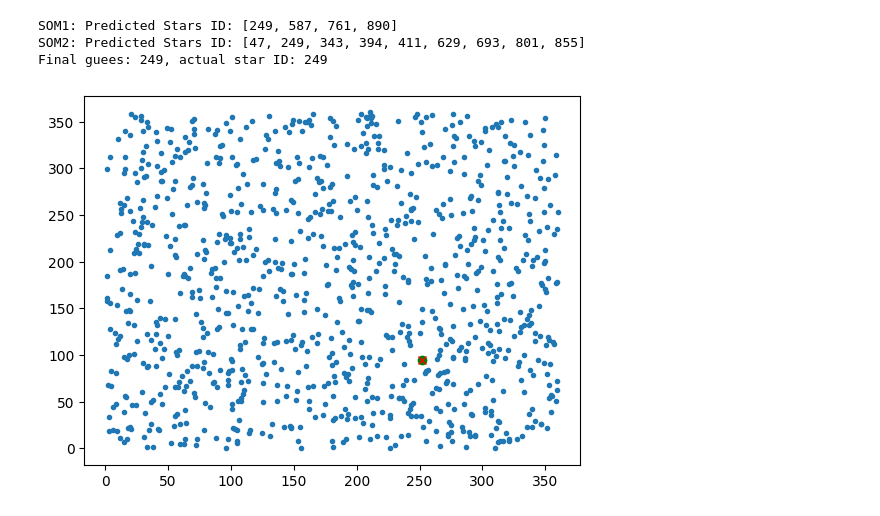
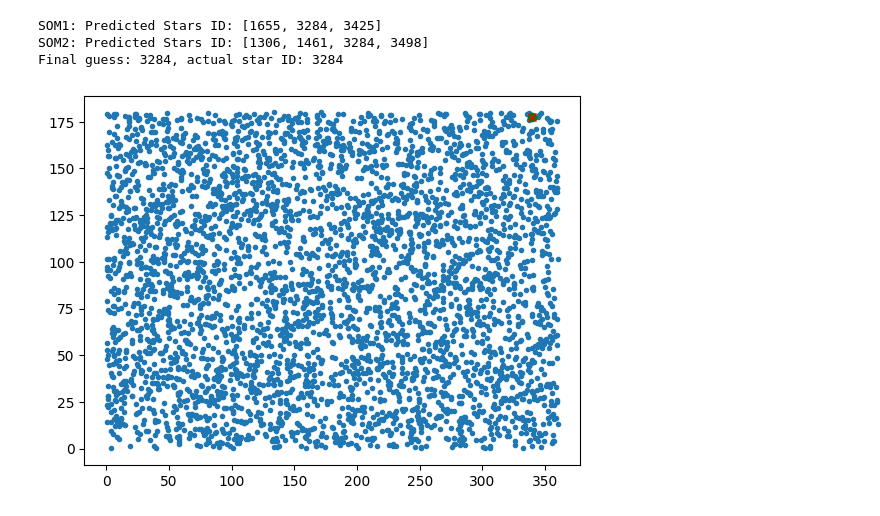
Before and after one commit to I-Zuniga/Event_Star_tracker, a Jupyter notebook: src/test_multi_som.ipynb, the cells around one changed output. Saved outputs shown, nothing was run; the diff lists cells and outputs as text; code cells hidden in the pictures.

```diff
--- a/src/test_multi_som.ipynb
+++ b/src/test_multi_som.ipynb
@@ -41,8 +66,10 @@ n_of_neighbor = 4 # Number of neighborhoods stars used to compute the features
 # Find the 5 closest neighbors for each star
 distances, indices = tree.query(stars_data[:,:2], k=n_of_neighbor+1)
 
+#Initialice the dual SOM features vector
 features_vec_1 = []
 features_vec_2 = []
+features_vec_3 = []
 
 
 # Compute the distances in the x and y axes to each of the five closest stars for each star
@@ -52,6 +79,8 @@ for i in range(len(stars_data)):
     # Initialice the subsets of features
     features_1 = []
     features_2 = []
+    features_3 = []
+
 
     for j in range(1,n_of_neighbor+1):
         neighbor_index = indices[i][j]
@@ -67,16 +96,21 @@ for i in range(len(stars_data)):
         features_1.append(y_distance)
 
         # fetaures = [ r1 * r2, r1*r3, r1*r_n]
-        features_2.append(stars_data[neighbor_index][0] * stars_data[i][0]
-                        + stars_data[neighbor_index][1] * stars_data[i][1])
+        # features_2.append(stars_data[neighbor_index][0] * stars_data[i][0]
+        #                 + stars_data[neighbor_index][1] * stars_data[i][1])
 
         # Inter neighbor features
         # features = [ x2-x3, y2-y3, x2-x4, y2-y4, ..., x_m-x_n, y_m-y_n]
-        # for k in range(1,n_of_neighbor+1-j):
-        #     features.append()
+        for k in range(1 +j-1,n_of_neighbor+1):
+            features_2.append((stars_data[indices[i][k]][0] - stars_data[indices[i][j-1]][0])
+                            *(stars_data[indices[i][k]][1] - stars_data[indices[i][j-1]][1])
+                            )
+
 
     features_vec_1.append(features_1)
     features_vec_2.append(features_2)
+    # features_vec_3.append(features_3)
 
-    print("Number of features: ", len(features_vec_1[0]),",",len(features_vec_2[0]))
+
+    print("Number of features: ", len(features_vec_1[0]),",",len(features_vec_2[0]) )
 # %% [output]
@@ -111,25 +145,31 @@ features_1_n = normalize_features(np.array(features_vec_1))
 features_2_n = normalize_features(np.array(features_vec_2))
 
 # Must be more neurons that points -> sqrt of data size to set the mesh: data < som_rows * som_cols
+# mesh_size = int(np.sqrt(features_1_n.shape[0])/2)
+# Manual set
+mesh_size = 44
+
 # Initialize the SOM
 som1 = MiniSom(
-    x = np.int(np.sqrt(features_1_n.shape[0])/2) ,
-    y = np.int(np.sqrt(features_1_n.shape[0])/2),
+    x = mesh_size,
+    y = mesh_size,
     input_len = features_1_n.shape[1],
-    sigma=1.0,
+    sigma=2.0,
     learning_rate=0.7,
     neighborhood_function='gaussian',
 )
+print(f"SOM size = {mesh_size} x {mesh_size}")
 som2 = MiniSom(
-    x = np.int(np.sqrt(features_2_n.shape[0])/2),
-    y = np.int(np.sqrt(features_2_n.shape[0])/2),
+    x = mesh_size,
+    y = mesh_size,
     input_len = features_2_n.shape[1],
-    sigma=1.0,
+    sigma=2.0,
     learning_rate=0.7,
     neighborhood_function='gaussian',
 )
+print(f"SOM size = {mesh_size} x {mesh_size}")
 
 # Train the SOM
-som1.train_random(data=features_1_n, num_iteration=100000, verbose= True)
-som2.train_random(data=features_2_n, num_iteration=100000, verbose= True)
+som1.train_random(data=features_1_n, num_iteration=500000, verbose= True)
+som2.train_random(data=features_2_n, num_iteration=500000, verbose= True)
 # %% [output]
@@ -192,37 +226,37 @@ Number of neurons with data: 225 ; Total neurons: 225
 # %%
 # Define a function to predict the star ID for a given feature vector
 def predict_star_id(features, features_array, dictionary, som):
     normalized_feature = (features - features_array.min(axis=0)) / (features_array.max(axis=0) - features_array.min(axis=0))
     winner = som.winner(normalized_feature)
     if winner in dictionary:
         return dictionary[winner]
     else:
-        return
+        return [0] #The neuron has no star ID return [0], the ID start at 1
 
 # Test the prediction for a sample feature vector
 random_id = np.random.randint(0,len(features_vec_1))
 
 sample_feature_1= features_vec_1[random_id]
 sample_feature_2= features_vec_2[random_id]
 
 predicted_star_ids_1 = predict_star_id(sample_feature_1,np.array(features_vec_1),star_dict_1,som1)
 predicted_star_ids_2 = predict_star_id(sample_feature_2,np.array(features_vec_2),star_dict_2,som2)
 
 if len(list(set(predicted_star_ids_1).intersection(predicted_star_ids_2))) < 2:
     star_guess = list(set(predicted_star_ids_1).intersection(predicted_star_ids_2))[0]
 
 print(f"SOM1: Predicted Stars ID: {predicted_star_ids_1}")
 print(f"SOM2: Predicted Stars ID: {predicted_star_ids_2}" )
-print(f"Final guees: {star_guess}, actual star ID: {random_id}")
+print(f"Final guess: {star_guess}, actual star ID: {random_id}")
 
 plt.figure()
 plt.plot(x,y,'.')
 plt.plot(stars_data[random_id][0],stars_data[random_id][1],'og')
 plt.plot(stars_data[star_guess][0],stars_data[star_guess][1],'xr')
 plt.show()
 # %% [output]
-SOM1: Predicted Stars ID: [249, 587, 761, 890]
-SOM2: Predicted Stars ID: [47, 249, 343, 394, 411, 629, 693, 801, 855]
-Final guees: 249, actual star ID: 249
+SOM1: Predicted Stars ID: [1655, 3284, 3425]
+SOM2: Predicted Stars ID: [1306, 1461, 3284, 3498]
+Final guess: 3284, actual star ID: 3284
-[figure, old version]
+[figure, new version]
 # %%
```
Also changed, not shown: parts of 8 cells of this notebook, 7 other files.
